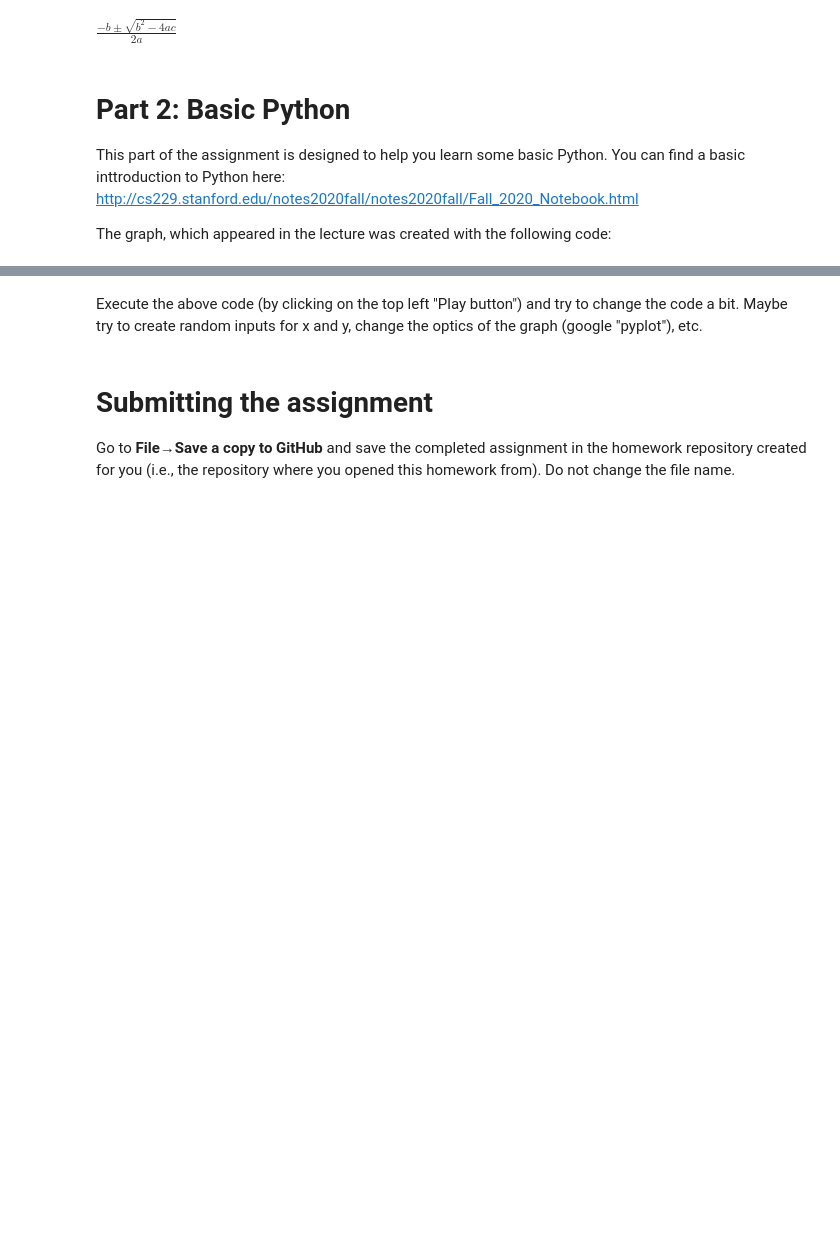
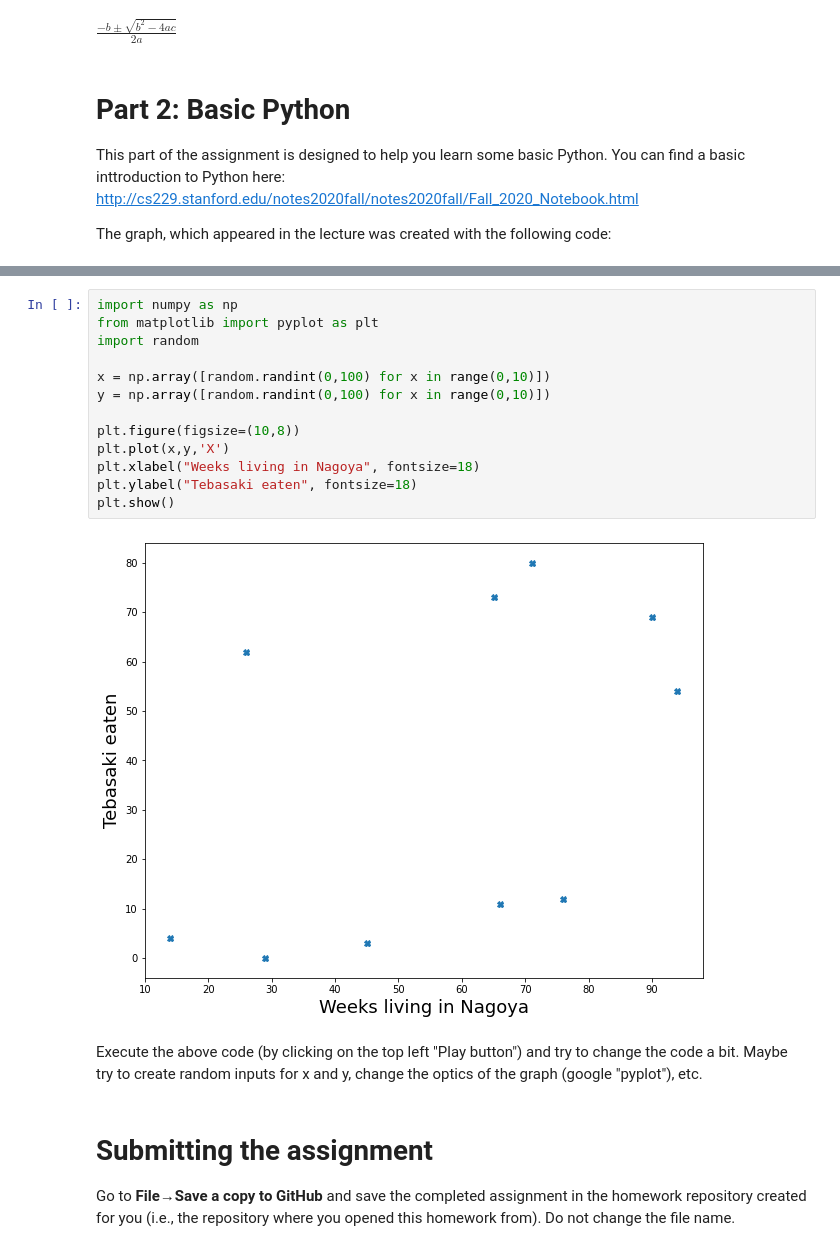
Before and after one commit to NUG30/test-assignment-ayu-mushi, a Jupyter notebook: assignment.ipynb, the cells around one changed output, grey strips where cells are left out. Cells and saved outputs as stored; diff of their text form; blank space fills up the shorter version.

```diff
--- a/assignment.ipynb
+++ b/assignment.ipynb
@@ -49,3 +67,18 @@ plt.show()
+# %%
+import numpy as np
+from matplotlib import pyplot as plt
+import random
+
+x = np.array([random.randint(0,100) for x in range(0,10)])
+y = np.array([random.randint(0,100) for x in range(0,10)])
+
+plt.figure(figsize=(10,8))
+plt.plot(x,y,'X')
+plt.xlabel("Weeks living in Nagoya", fontsize=18)
+plt.ylabel("Tebasaki eaten", fontsize=18)
+plt.show()
+# %% [output]
+[figure, added]
 # %% [markdown]
 Execute the above code (by clicking on the top left "Play button") and try to change the code a bit. Maybe try to create random inputs for x and y, change the optics of the graph (google "pyplot"), etc.
 # %% [markdown]
```
Also changed, not shown: parts of 2 cells of this notebook.
